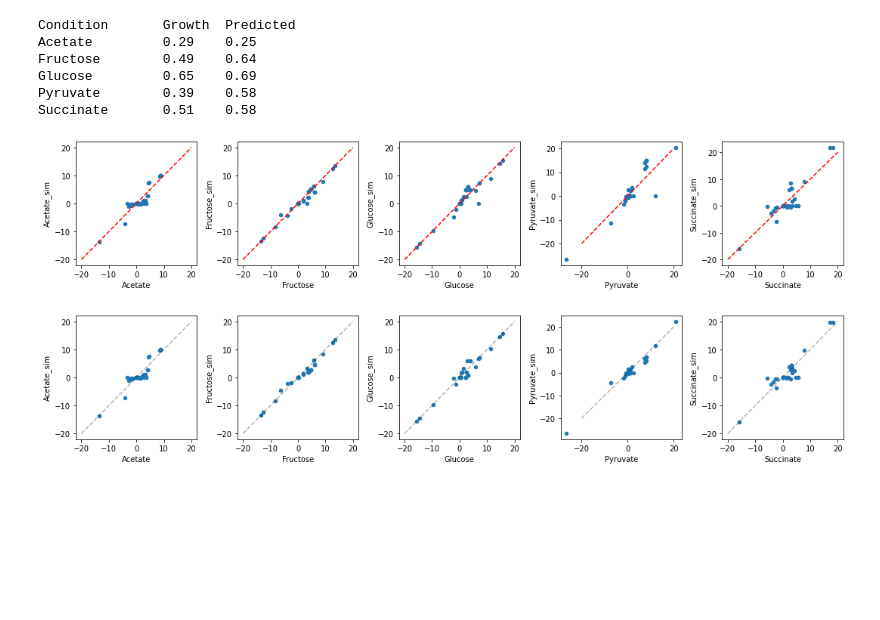
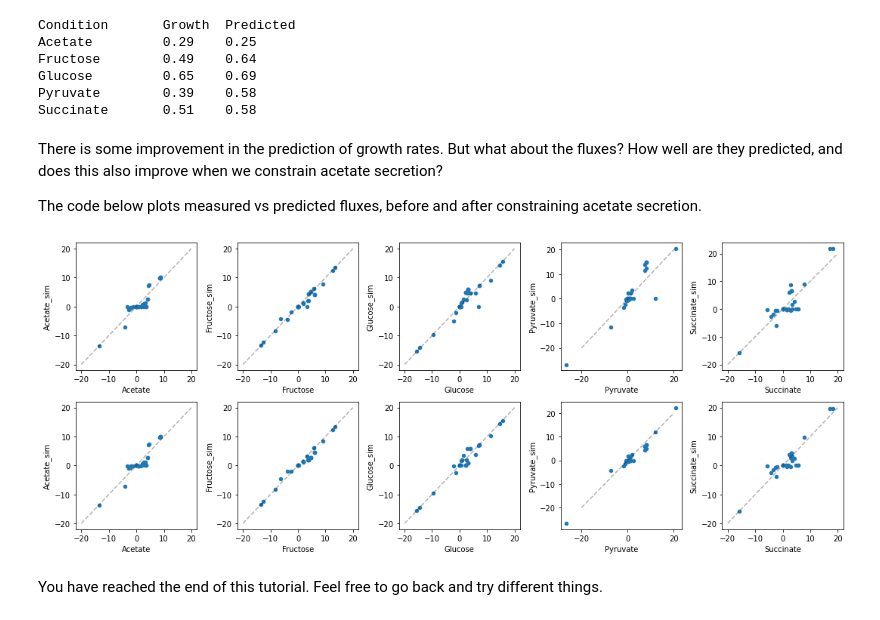
Before and after one commit to NTNU-Machado-Lab/BT8118, a Jupyter notebook: notebooks/1_fba_intro.ipynb, the cells around one changed output. Cells and saved outputs as stored; diff of their text form; code cells hidden in the pictures; blank space fills up the shorter version.

```diff
--- a/notebooks/1_fba_intro.ipynb
+++ b/notebooks/1_fba_intro.ipynb
@@ -169,25 +210,25 @@ Fructose        0.49    0.64
 Glucose         0.65    0.69
 Pyruvate        0.39    0.58
 Succinate       0.51    0.58
+# %% [markdown]
+There is some improvement in the prediction of growth rates. But what about the fluxes?
+How well are they predicted, and does this also improve when we constrain acetate secretion?
+
+The code below plots measured vs predicted fluxes, before and after constraining acetate secretion.
 # %%
 import matplotlib.pyplot as plt
 
-fig, axs = plt.subplots(1, 5, figsize=(15, 3))
+fig, axs = plt.subplots(2, 5, figsize=(15, 6))
 
 for i, condition in enumerate(uptake_reactions):
-    combined.plot.scatter(condition, f'{condition}_sim', ax=axs[i])
-    axs[i].plot([-20, 20], [-20, 20], 'k--', alpha=0.3)
+    combined.plot.scatter(condition, f'{condition}_sim', ax=axs[0,i])
+    axs[0,i].plot([-20, 20], [-20, 20], 'k--', alpha=0.3)
+
+    combined2.plot.scatter(condition, f'{condition}_sim', ax=axs[1,i])
+    axs[1,i].plot([-20, 20], [-20, 20], 'k--', alpha=0.3)
 
 fig.tight_layout()
 # %% [output]
-[figure, old version]
+[figure, new version]
-# %%
-fig, axs = plt.subplots(1, 5, figsize=(15, 3))
-
-for i, condition in enumerate(uptake_reactions):
-    combined2.plot.scatter(condition, f'{condition}_sim', ax=axs[i])
-    axs[i].plot([-20, 20], [-20, 20], 'k--', alpha=0.3)
-
-fig.tight_layout()
-# %% [output]
-[figure, removed]
+# %% [markdown]
+You have reached the end of this tutorial. Feel free to go back and try different things.
```
Also changed, not shown: parts of 16 cells of this notebook, 2 other files.
